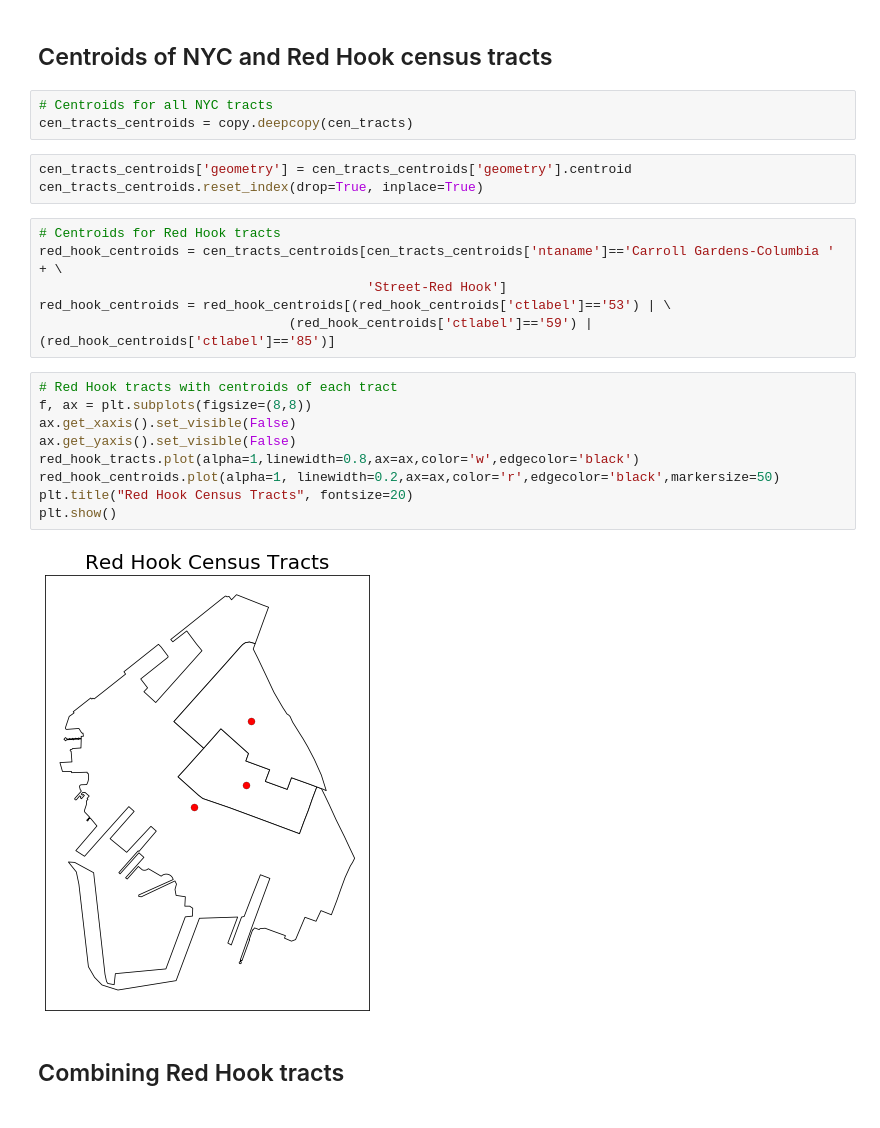
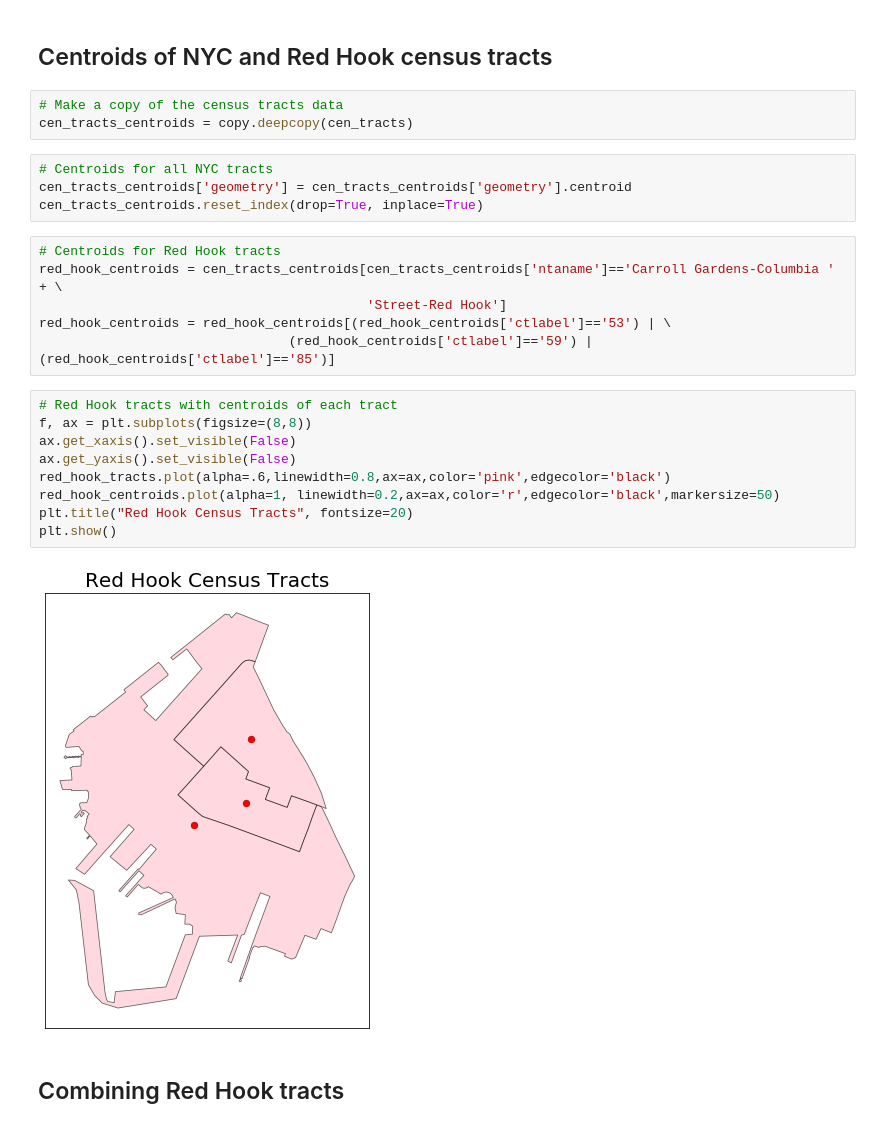
Before and after one commit to akash-y/digitalceqr, a Jupyter notebook: CHAPTER 21 - CHARACTER/geo_scope.ipynb, the cells around one changed output. Drawn from its saved outputs; the diff is of its cells as text.

```diff
--- a/CHAPTER 21 - CHARACTER/geo_scope.ipynb
+++ b/CHAPTER 21 - CHARACTER/geo_scope.ipynb
@@ -66,9 +67,10 @@ red_hook_tracts
 # %% [markdown]
 ## Centroids of NYC and Red Hook census tracts
 # %%
-# Centroids for all NYC tracts
+# Make a copy of the census tracts data
 cen_tracts_centroids = copy.deepcopy(cen_tracts)
 # %%
+# Centroids for all NYC tracts
 cen_tracts_centroids['geometry'] = cen_tracts_centroids['geometry'].centroid
 cen_tracts_centroids.reset_index(drop=True, inplace=True)
 # %%
@@ -80,14 +82,14 @@ red_hook_centroids = red_hook_centroids[(red_hook_centroids['ctlabel']=='53') |
 # %%
 # Red Hook tracts with centroids of each tract
 f, ax = plt.subplots(figsize=(8,8))
 ax.get_xaxis().set_visible(False)
 ax.get_yaxis().set_visible(False)
-red_hook_tracts.plot(alpha=1,linewidth=0.8,ax=ax,color='w',edgecolor='black')
+red_hook_tracts.plot(alpha=.6,linewidth=0.8,ax=ax,color='pink',edgecolor='black')
 red_hook_centroids.plot(alpha=1, linewidth=0.2,ax=ax,color='r',edgecolor='black',markersize=50)
 plt.title("Red Hook Census Tracts", fontsize=20)
 plt.show()
 # %% [output]
-[figure, old version]
+[figure, new version]
 # %% [markdown]
 ## Combining Red Hook tracts
 # %%
```
Also changed, not shown: parts of 29 cells of this notebook, 15 other files.
